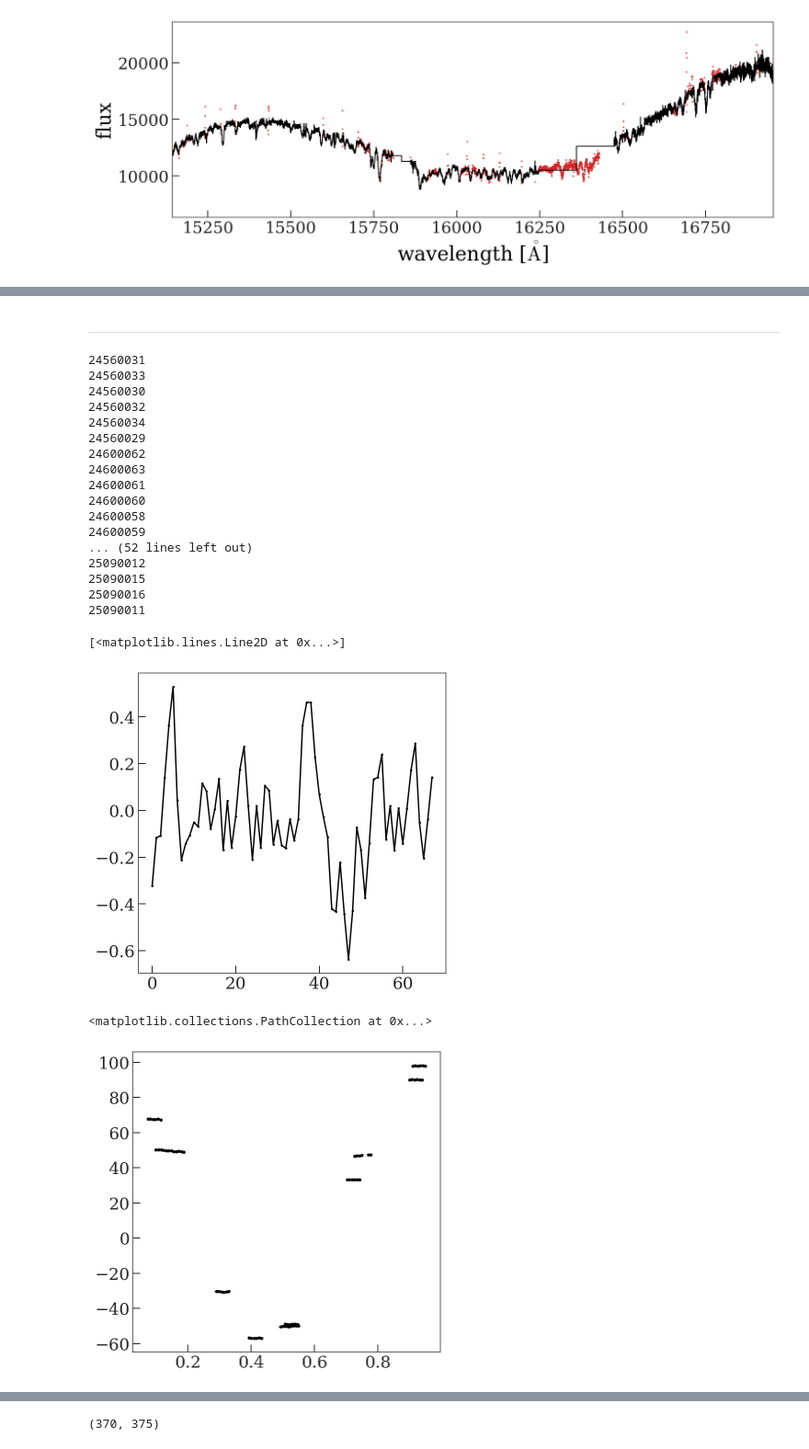
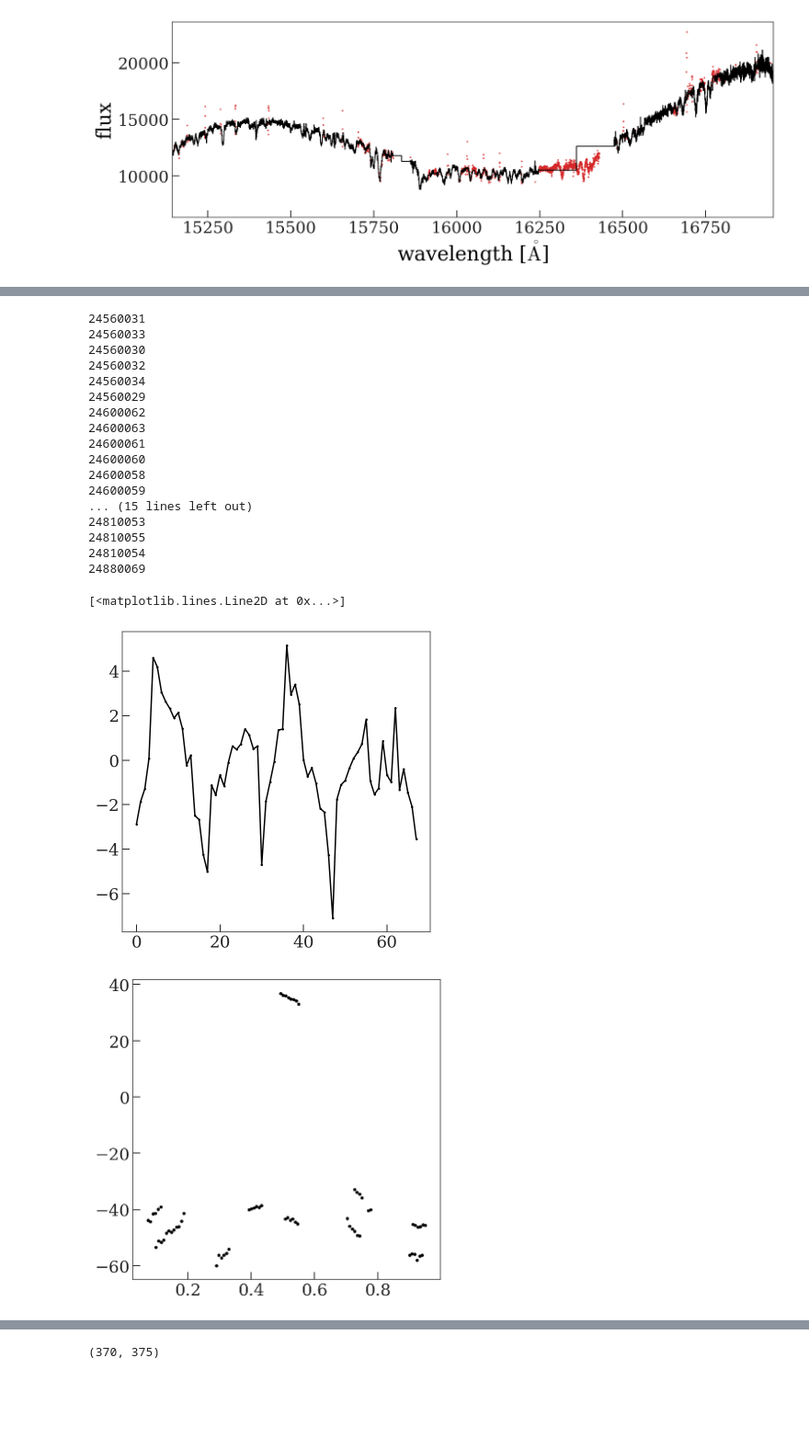
Before and after one commit to adrn/FunDepartment, a Jupyter notebook: notebooks/Run-on-visits.ipynb, the cells around one changed output, grey strips where cells are left out. Shown at 92% size. Cells and saved outputs as stored; diff of their text form; code cells hidden in the pictures; blank space fills up the shorter version.

```diff
--- a/notebooks/Run-on-visits.ipynb
+++ b/notebooks/Run-on-visits.ipynb
@@ -107,2 +107,0 @@ for visit in visits:
-# %% [markdown]
----
@@ -115,19 +116,33 @@ rv_corrections = []
 
 for visit in sorted(visits, key=lambda x: x['JD']):
 # for visit in visits[:3]:
-    spectra = visit.load_frame_spectra()
+    spectra = visit.get_frame_spectra()
+
+    other_visits = [v for v in visits if v['FILE'] != visit['FILE']]
 
     for frame, s in spectra.items():
         print(frame)
 
         time = visit.frame_times[frame]
+        # visit_spectrum = visit.get_spectrum()
+        other_visit = other_visits[0]
+        visit_spectrum = other_visit.get_spectrum()
+        visit_spectrum_flux = shift_and_interpolate(visit_spectrum,
+                                                    -(other_visit['VREL'] - visit['VREL'])*u.km/u.s,
+                                                    visit_spectrum.wavelength)
+        visit_spectrum = Spectrum1D(visit_spectrum_flux*u.one,
+                                    spectral_axis=visit_spectrum.wavelength)
+
+        # Apply the masks:
+        visit_spectrum = apply_mask(visit_spectrum)
+        s = apply_mask(s)
 
         normed_ref_spectrum = normalize_ref_to_frame(
-            s, visit.spectrum, deg=7)
+            s, visit_spectrum, deg=9)  # MAGIC NUMBER
 
         fig, filename = plot_normalized_ref_spectrum(
             visit, frame,
-            s, visit.spectrum, normed_ref_spectrum)
+            s, visit_spectrum, normed_ref_spectrum)
         filename.parent.mkdir(exist_ok=True, parents=True)
         fig.savefig(filename, dpi=250)
         plt.close(fig)
@@ -148,6 +163,7 @@ for visit in sorted(visits, key=lambda x: x['JD']):
         cc_rvs.append(cc_dv)
         kernel_rvs.append(kern_dv)
         visit_vrels.append(visit['VREL'])
+#         visit_vrels.append(other_visit['VREL'])
         mjds.append(time.tcb.mjd)
 
         rv_correct = visit.skycoord.radial_velocity_correction(
@@ -174,6 +190,7 @@ for visit in sorted(visits, key=lambda x: x['JD']):
 #         ax.axvline(cc_dv, color='tab:green')
 #         #ax.set_ylim(0.999, 1.001)
 #         fig.tight_layout()
+#     break
 
 mjds = np.array(mjds)
 cc_rvs = np.array(cc_rvs)
@@ -193,22 +210,24 @@ rv_corrections = np.array(rv_corrections)
 24600060
 24600058
 24600059
-... (52 lines left out)
-25090012
-25090015
-25090016
-25090011
+... (15 lines left out)
+24810053
+24810055
+24810054
+24880069
 # %%
 plt.plot(cc_rvs[mjds.argsort()], marker='.', ls='-')
 # %% [output]
 [<matplotlib.lines.Line2D at 0x...>]
-[figure, old version]
+[figure, new version]
 # %%
 # plt.scatter(mjds, rv_corrections + cc_rvs + visit_vrels, marker='.')
+fig = plt.figure()
 plt.scatter((mjds / P) % 1, rv_corrections + cc_rvs + visit_vrels, marker='.')
+# plt.scatter((mjds / P) % 1, rv_corrections + kernel_rvs + visit_vrels, marker='.')
+fig.set_facecolor('w')
 # %% [output]
-<matplotlib.collections.PathCollection at 0x...>
-[figure, old version]
+[figure, new version]
 # %%
 nights = mjds.astype(int)
 for n in np.unique(nights):
```
Also changed, not shown: parts of 4 cells of this notebook, 3 other files.
